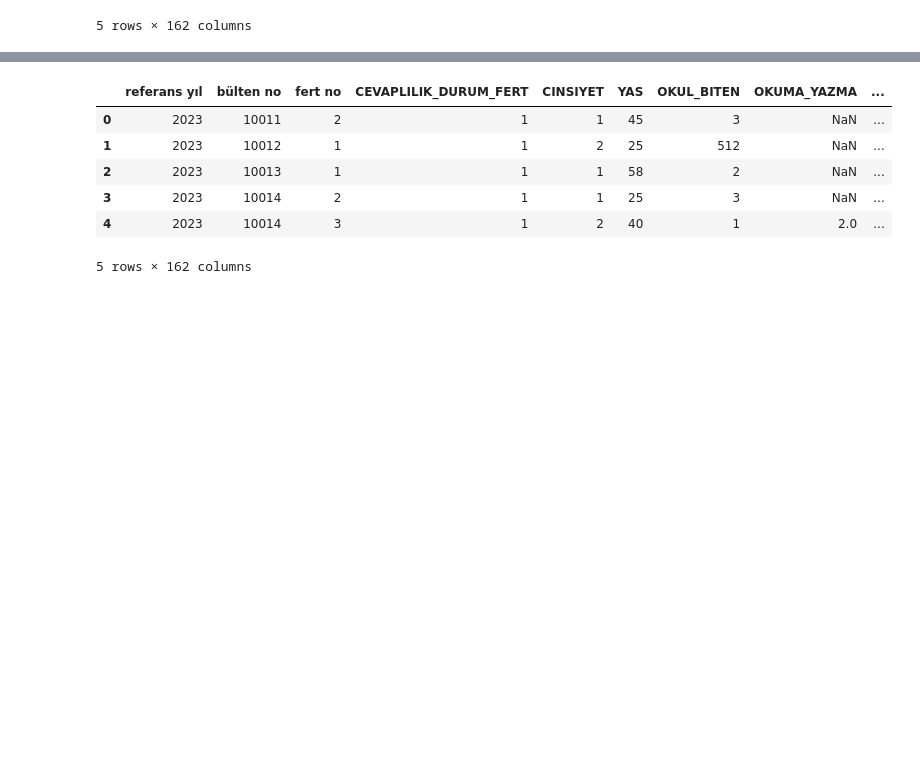
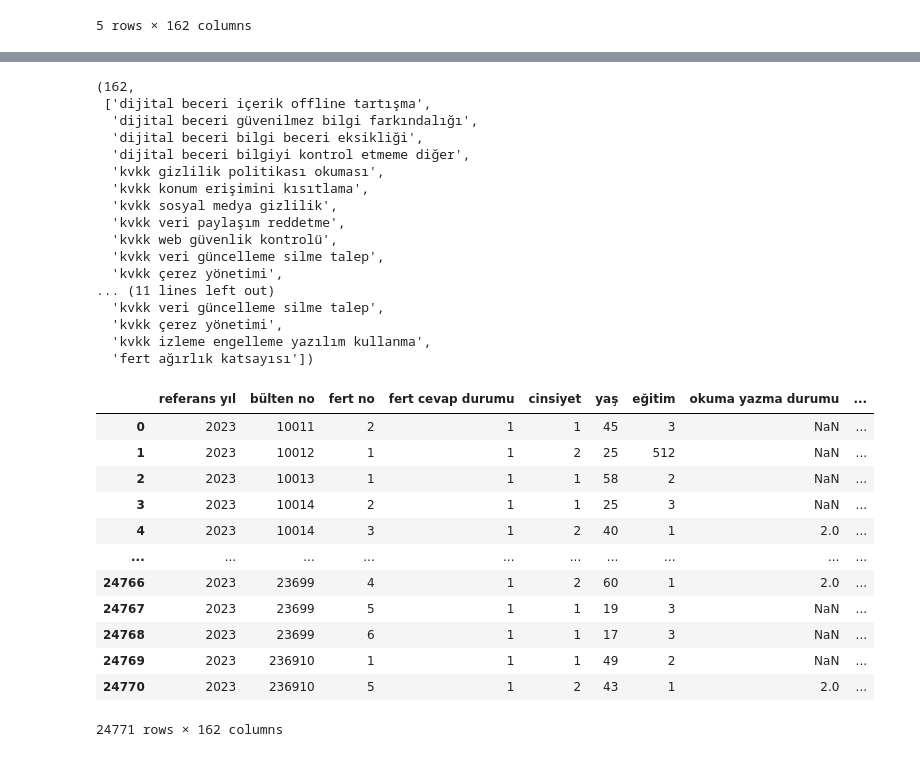
Before and after one commit to dilarasenay/hanehalki-bilisim-teknolojileri-tuik, a Jupyter notebook: 2023yili.ipynb, the cells around one changed output, grey strips where cells are left out. Drawn from its saved outputs; the diff is of its cells as text; code cells hidden in the pictures; blank space fills up the shorter version.

```diff
--- a/2023yili.ipynb
+++ b/2023yili.ipynb
@@ -76,10 +273,56 @@ df.rename(columns={"FERTNO": "fert no"}, inplace=True)
+# %%
+df.rename(columns={"ETICARET_ULKE_YURTICI": "eticaret yurt içindeki satıcılar"}, inplace=True)
+df.rename(columns={"ETICARET_ULKE_AB": "eticaret avrupa ülkelerindeki satıcılar"}, inplace=True)
+df.rename(columns={"ETICARET_ULKE_DIGER": "eticaret diğer ülkelerdeki satıcılar"}, inplace=True)
+df.rename(columns={"ETICARET_ULKE_BILINMIYOR": "eticaret satıcısının ülkesi bilinmiyor"}, inplace=True)
+df.rename(columns={"WEBSTE_UYGL_MAL_ALIS_SAHS": "online c2c alışveriş"}, inplace=True)
+# %%
+df.rename(columns={"WEBSTE_FILM": "online film/dizi/video platformu"}, inplace=True)
+df.rename(columns={"WEBSTE_E_KITAP": "ekitap sesli kitap"}, inplace=True)
+df.rename(columns={"WEBSTE_OYUN": "oyun yayın platformu"}, inplace=True)
+# %%
+df.rename(columns={"WEBSTE_BILET_SPOR": "online etkinlik biletleri spor"}, inplace=True)
+df.rename(columns={"WEBSTE_BILET_KULTUR": "online etkinlik biletleri kültür"}, inplace=True)
+df.rename(columns={"WEBSTE_HHN_HZMET": "online ev hizmetleri"}, inplace=True)
+df.rename(columns={"WEBSTE_UYGL_ULASIM_SRKT": "online şirketlerle ulaşım"}, inplace=True)
+df.rename(columns={"WEBSTE_UYGL_RZV_OTEL_ACNT": "online turizm acenteleri ile konaklama"}, inplace=True)
 # %%
-df.head()
+cols = list(df.columns)
+len(cols), cols[149:162], cols[149:162]
 # %% [output]
-|  | referans yıl | bülten no | fert no | CEVAPLILIK_DURUM_FERT | CINSIYET | YAS | OKUL_BITEN | OKUMA_YAZMA | ... |
-| 0 | 2023 | 10011 | 2 | 1 | 1 | 45 | 3 | NaN | ... |
-| 1 | 2023 | 10012 | 1 | 1 | 2 | 25 | 512 | NaN | ... |
-| 2 | 2023 | 10013 | 1 | 1 | 1 | 58 | 2 | NaN | ... |
-| 3 | 2023 | 10014 | 2 | 1 | 1 | 25 | 3 | NaN | ... |
-| 4 | 2023 | 10014 | 3 | 1 | 2 | 40 | 1 | 2.0 | ... |
-5 rows × 162 columns
+(162,
+ ['dijital beceri içerik offline tartışma',
+  'dijital beceri güvenilmez bilgi farkındalığı',
+  'dijital beceri bilgi beceri eksikliği',
+  'dijital beceri bilgiyi kontrol etmeme diğer',
+  'kvkk gizlilik politikası okuması',
+  'kvkk konum erişimini kısıtlama',
+  'kvkk sosyal medya gizlilik',
+  'kvkk veri paylaşım reddetme',
+  'kvkk web güvenlik kontrolü',
+  'kvkk veri güncelleme silme talep',
+  'kvkk çerez yönetimi',
+... (11 lines left out)
+  'kvkk veri güncelleme silme talep',
+  'kvkk çerez yönetimi',
+  'kvkk izleme engelleme yazılım kullanma',
+  'fert ağırlık katsayısı'])
+# %%
+pd.set_option('display.max_columns', None)
+pd.set_option('display.max_colwidth', None)
+# %%
+df
+# %% [output]
+|  | referans yıl | bülten no | fert no | fert cevap durumu | cinsiyet | yaş | eğitim | okuma yazma durumu | ... |
+| 0 | 2023 | 10011 | 2 | 1 | 1 | 45 | 3 | NaN | ... |
+| 1 | 2023 | 10012 | 1 | 1 | 2 | 25 | 512 | NaN | ... |
+| 2 | 2023 | 10013 | 1 | 1 | 1 | 58 | 2 | NaN | ... |
+| 3 | 2023 | 10014 | 2 | 1 | 1 | 25 | 3 | NaN | ... |
+| 4 | 2023 | 10014 | 3 | 1 | 2 | 40 | 1 | 2.0 | ... |
+| ... | ... | ... | ... | ... | ... | ... | ... | ... | ... |
+| 24766 | 2023 | 23699 | 4 | 1 | 2 | 60 | 1 | 2.0 | ... |
+| 24767 | 2023 | 23699 | 5 | 1 | 1 | 19 | 3 | NaN | ... |
+| 24768 | 2023 | 23699 | 6 | 1 | 1 | 17 | 3 | NaN | ... |
+| 24769 | 2023 | 236910 | 1 | 1 | 1 | 49 | 2 | NaN | ... |
+| 24770 | 2023 | 236910 | 5 | 1 | 2 | 43 | 1 | 2.0 | ... |
+24771 rows × 162 columns
```
Also changed, not shown: parts of 30 cells of this notebook.
